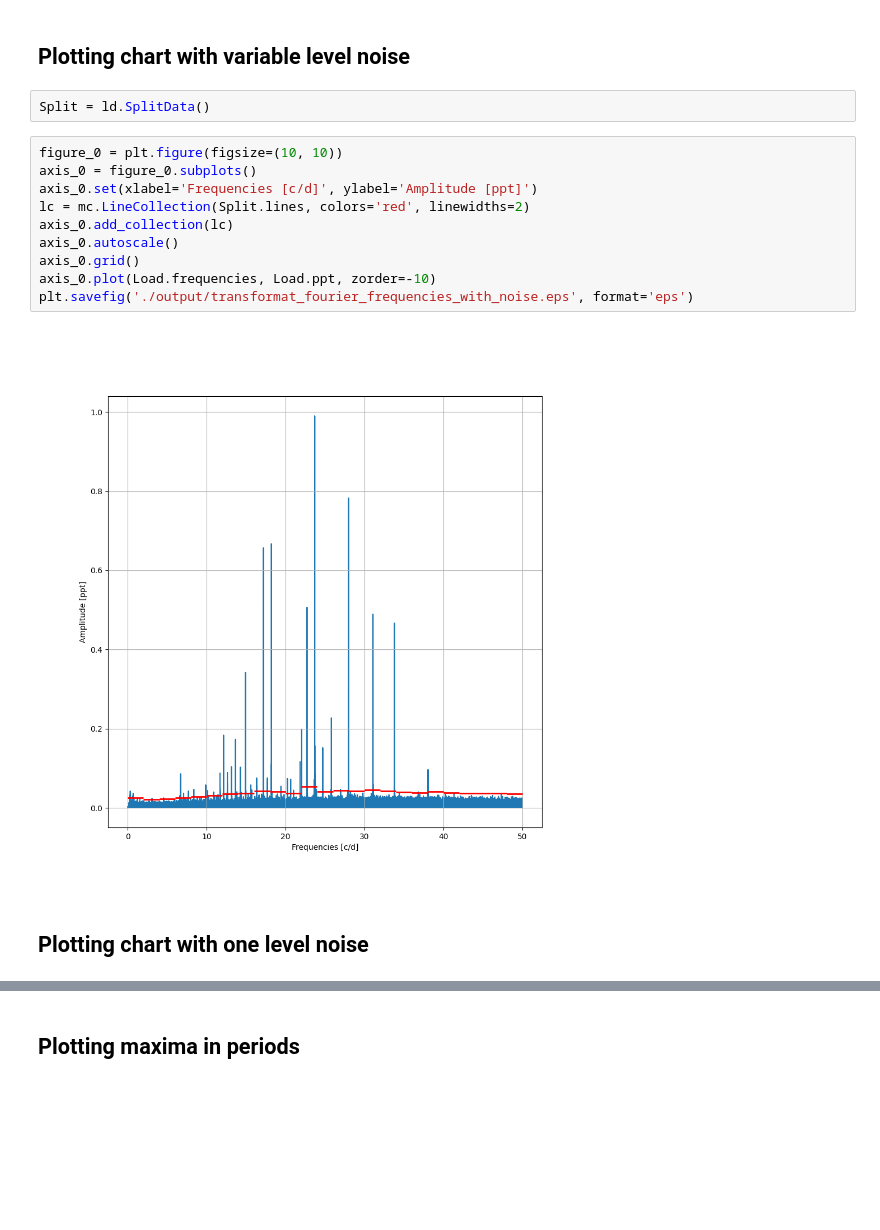
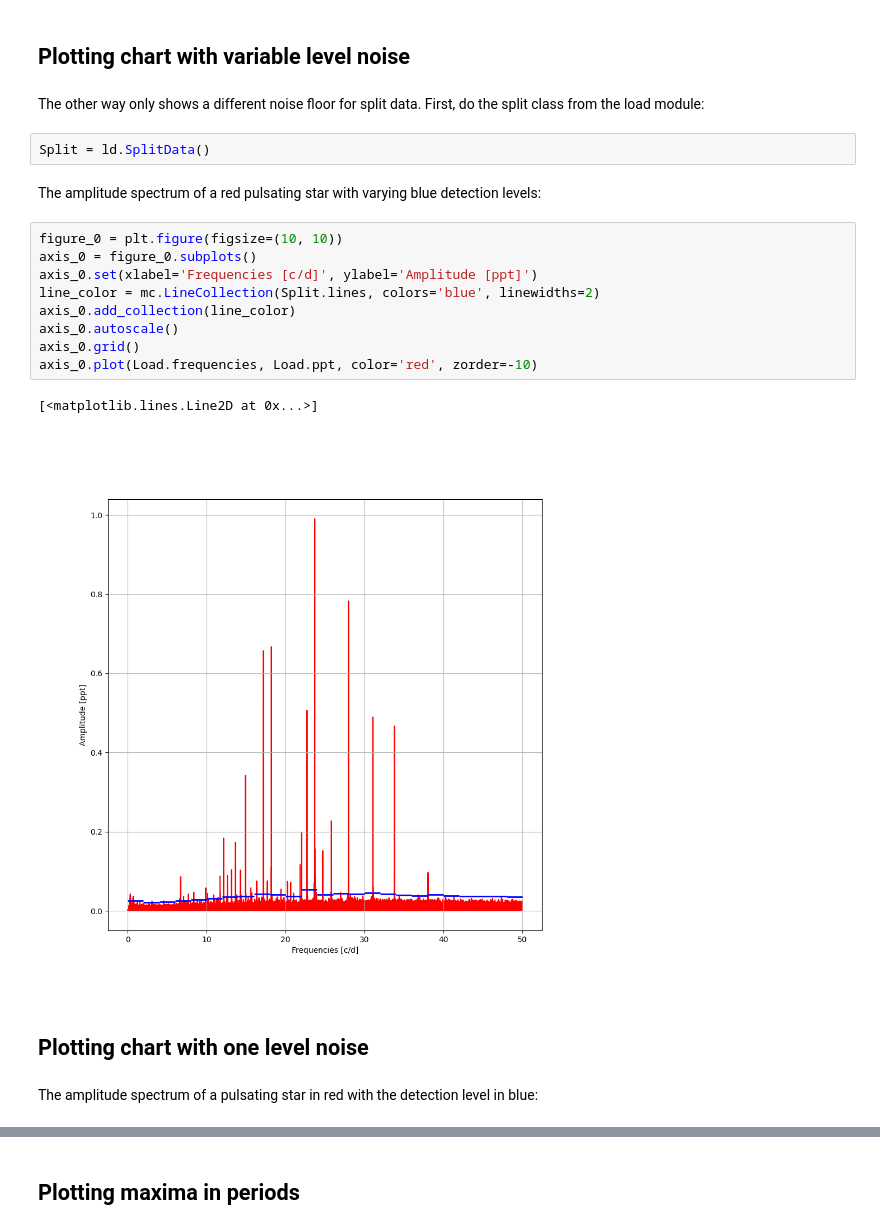
Before and after one commit to RadekKlucz/identification-of-sdBV-star-pulsed-modes, a Jupyter notebook: main/main.ipynb, the cells around one changed output, grey strips where cells are left out. Cells and saved outputs as stored; diff of their text form; blank space fills up the shorter version.

```diff
--- a/main/main.ipynb
+++ b/main/main.ipynb
@@ -33,20 +37,26 @@ This generates an ipywidget that renders plots in a control. Multiple plots and
 %matplotlib widget
 # %% [markdown]
 ## Plotting chart with variable level noise
+# %% [markdown]
+The other way only shows a different noise floor for split data. First, do the split class from the load module:
 # %%
 Split = ld.SplitData()
+# %% [markdown]
+The amplitude spectrum of a red pulsating star with varying blue detection levels:
 # %%
 figure_0 = plt.figure(figsize=(10, 10))
 axis_0 = figure_0.subplots()
 axis_0.set(xlabel='Frequencies [c/d]', ylabel='Amplitude [ppt]')
-lc = mc.LineCollection(Split.lines, colors='red', linewidths=2)
-axis_0.add_collection(lc)
+line_color = mc.LineCollection(Split.lines, colors='blue', linewidths=2)
+axis_0.add_collection(line_color)
 axis_0.autoscale()
 axis_0.grid()
-axis_0.plot(Load.frequencies, Load.ppt, zorder=-10)
-plt.savefig('./output/transformat_fourier_frequencies_with_noise.eps', format='eps')
+axis_0.plot(Load.frequencies, Load.ppt, color='red', zorder=-10)
 # %% [output]
+[<matplotlib.lines.Line2D at 0x...>]
-[figure, old version]
+[figure, new version]
 # %% [markdown]
 ## Plotting chart with one level noise
+# %% [markdown]
+The amplitude spectrum of a pulsating star in red with the detection level in blue:
 # %%
```
Also changed, not shown: parts of 46 cells of this notebook, 13 other files.
